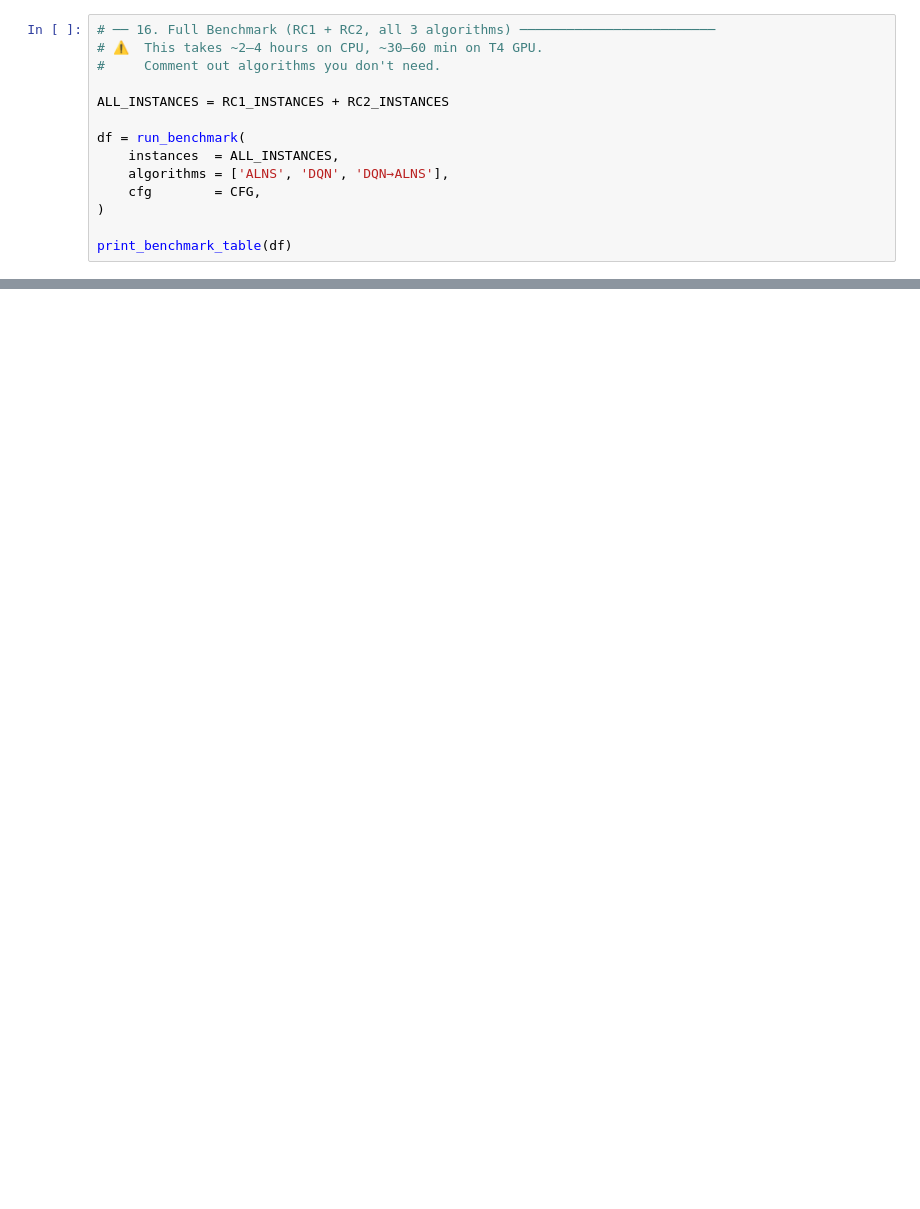
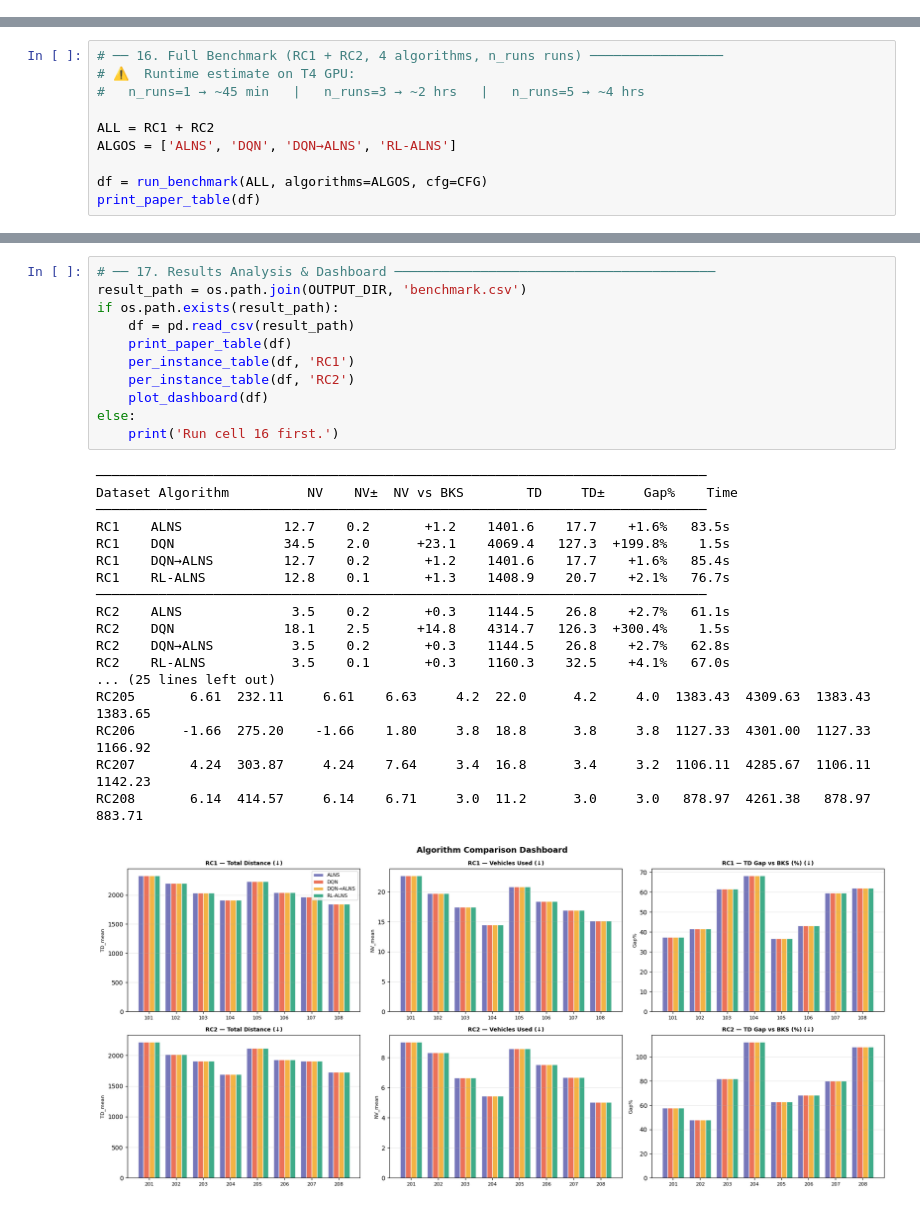
Before and after one commit to oggishi/VRPTW-Demo, a Jupyter notebook: vrptw.ipynb, the cells around one changed output, grey strips where cells are left out. Cells and saved outputs as stored; diff of their text form; blank space fills up the shorter version.

```diff
--- a/vrptw.ipynb
+++ b/vrptw.ipynb
@@ -1338,14 +0,0 @@ STEP 1: Initial optimisation
-# %%
-# ── 16. Full Benchmark (RC1 + RC2, all 3 algorithms) ─────────────────────────
-# ⚠️  This takes ~2–4 hours on CPU, ~30–60 min on T4 GPU.
-#     Comment out algorithms you don't need.
-
-ALL_INSTANCES = RC1_INSTANCES + RC2_INSTANCES
-
-df = run_benchmark(
-    instances  = ALL_INSTANCES,
-    algorithms = ['ALNS', 'DQN', 'DQN→ALNS'],
-    cfg        = CFG,
-)
-
-print_benchmark_table(df)
@@ -1515,0 +1133,10 @@ DQN→ALNS (recommended):
+# %%
+# ── 16. Full Benchmark (RC1 + RC2, 4 algorithms, n_runs runs) ─────────────────
+# ⚠️  Runtime estimate on T4 GPU:
+#   n_runs=1 → ~45 min   |   n_runs=3 → ~2 hrs   |   n_runs=5 → ~4 hrs
+
+ALL = RC1 + RC2
+ALGOS = ['ALNS', 'DQN', 'DQN→ALNS', 'RL-ALNS']
+
+df = run_benchmark(ALL, algorithms=ALGOS, cfg=CFG)
+print_paper_table(df)
@@ -1515,0 +1161,30 @@ DQN→ALNS (recommended):
+# %%
+# ── 17. Results Analysis & Dashboard ─────────────────────────────────────────
+result_path = os.path.join(OUTPUT_DIR, 'benchmark.csv')
+if os.path.exists(result_path):
+    df = pd.read_csv(result_path)
+    print_paper_table(df)
+    per_instance_table(df, 'RC1')
+    per_instance_table(df, 'RC2')
+    plot_dashboard(df)
+else:
+    print('Run cell 16 first.')
+# %% [output]
+──────────────────────────────────────────────────────────────────────────────
+Dataset Algorithm          NV    NV±  NV vs BKS        TD     TD±     Gap%    Time
+──────────────────────────────────────────────────────────────────────────────
+RC1    ALNS             12.7    0.2       +1.2    1401.6    17.7    +1.6%   83.5s
+RC1    DQN              34.5    2.0      +23.1    4069.4   127.3  +199.8%    1.5s
+RC1    DQN→ALNS         12.7    0.2       +1.2    1401.6    17.7    +1.6%   85.4s
+RC1    RL-ALNS          12.8    0.1       +1.3    1408.9    20.7    +2.1%   76.7s
+──────────────────────────────────────────────────────────────────────────────
+RC2    ALNS              3.5    0.2       +0.3    1144.5    26.8    +2.7%   61.1s
+RC2    DQN              18.1    2.5      +14.8    4314.7   126.3  +300.4%    1.5s
+RC2    DQN→ALNS          3.5    0.2       +0.3    1144.5    26.8    +2.7%   62.8s
+RC2    RL-ALNS           3.5    0.1       +0.3    1160.3    32.5    +4.1%   67.0s
+... (25 lines left out)
+RC205       6.61  232.11     6.61    6.63     4.2  22.0      4.2     4.0  1383.43  4309.63  1383.43  1383.65
+RC206      -1.66  275.20    -1.66    1.80     3.8  18.8      3.8     3.8  1127.33  4301.00  1127.33  1166.92
+RC207       4.24  303.87     4.24    7.64     3.4  16.8      3.4     3.2  1106.11  4285.67  1106.11  1142.23
+RC208       6.14  414.57     6.14    6.71     3.0  11.2      3.0     3.0   878.97  4261.38   878.97   883.71
+[figure, added]
```
Also changed, not shown: parts of 39 cells of this notebook.
